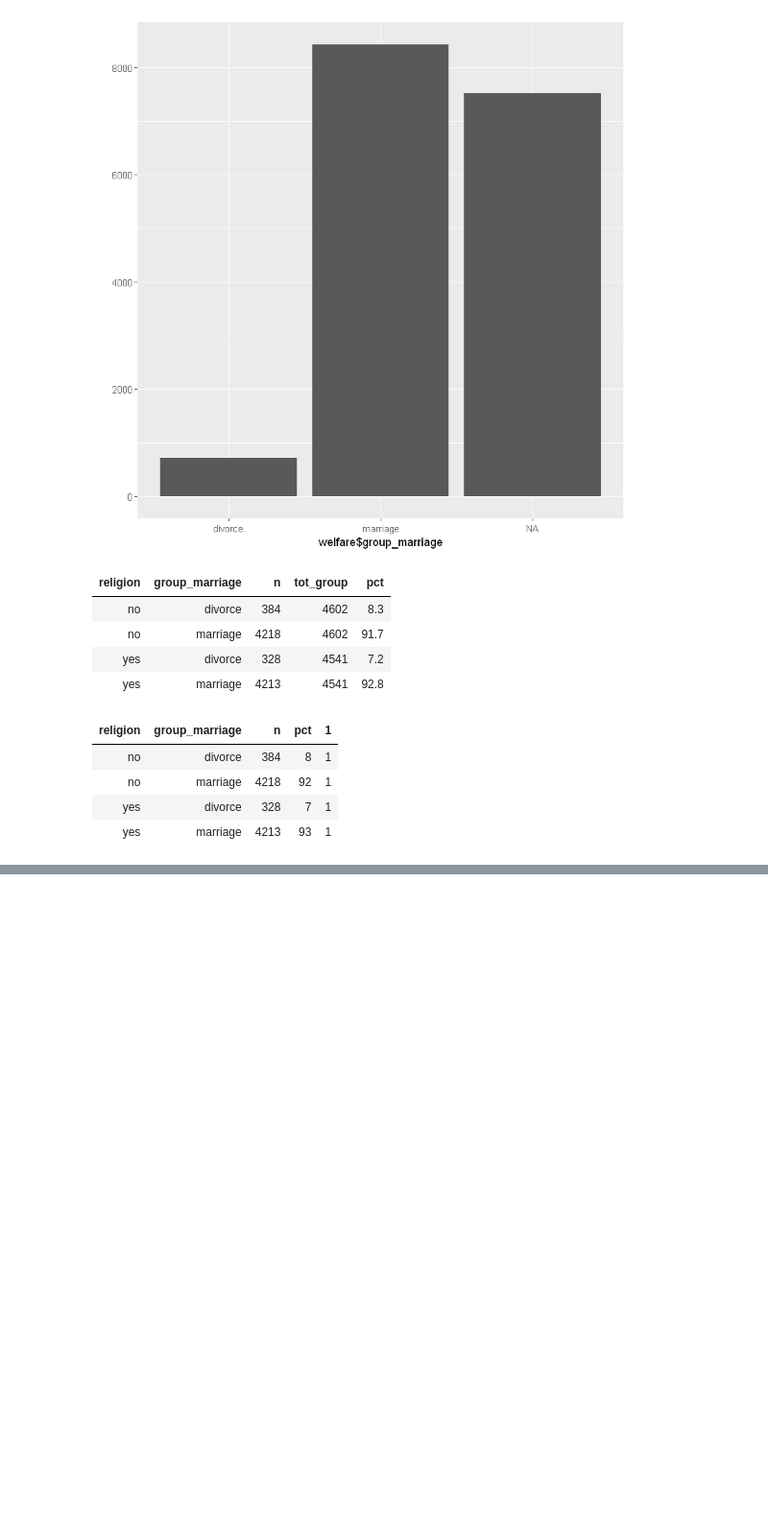
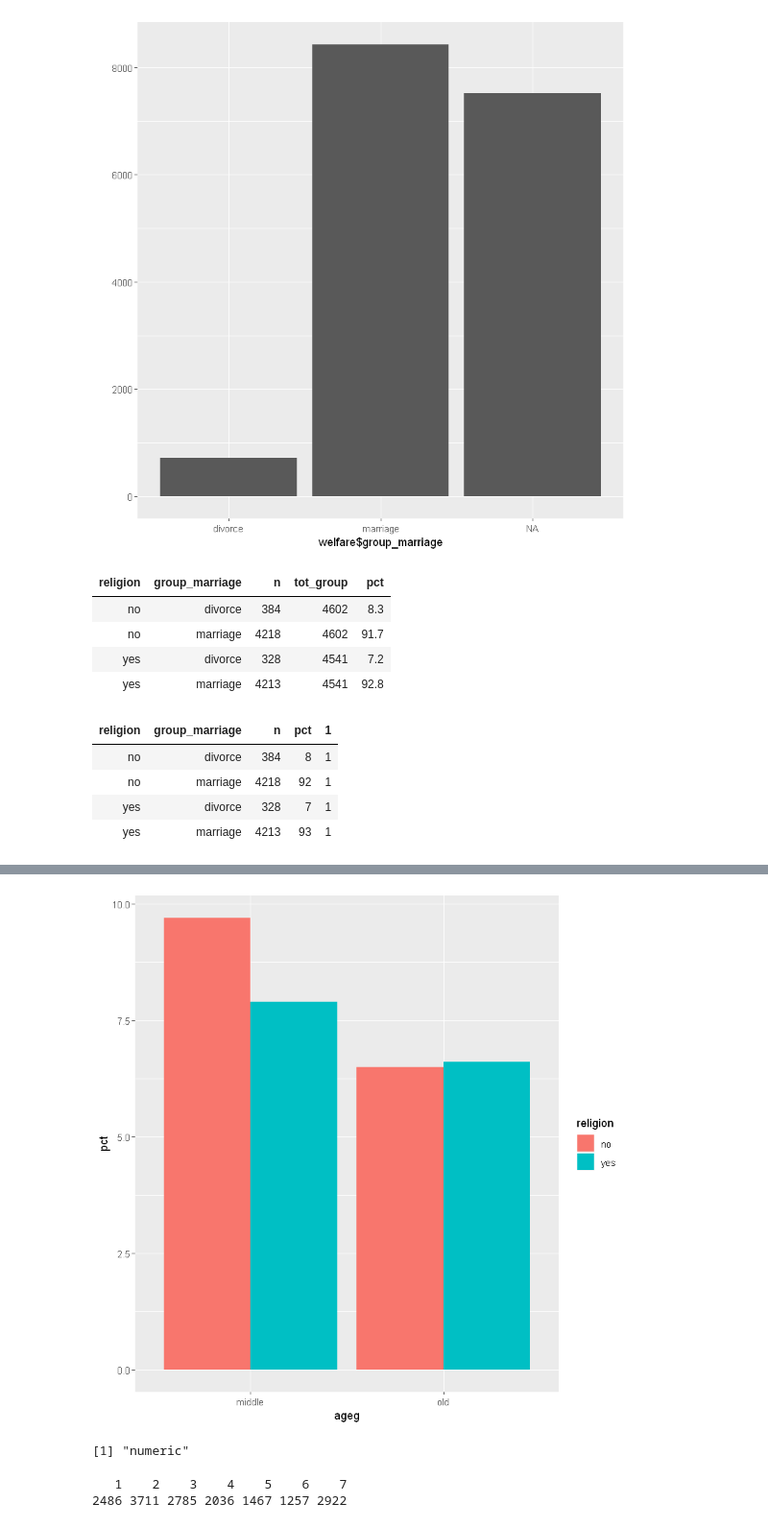
Before and after one commit to chohyunchul/R, a Jupyter notebook: 09. 데이터 분석프로젝트.ipynb, the cells around one changed output, grey strips where cells are left out. Shown: that part at 96% size. Cells and saved outputs as stored; diff of their text form; code cells hidden in the pictures; blank space fills up the shorter version.

```diff
--- a/09. 데이터 분석프로젝트.ipynb
+++ b/09. 데이터 분석프로젝트.ipynb
@@ -586,0 +680,8 @@ religion_marriage
+# %%
+#count() 활용
+ageg_religion_marriage = welfare %>%
+    filter(!is.na(group_marriage) & ageg != "young") %>%
+    count(ageg, religion, group_marriage) %>%
+    group_by(ageg, religion) %>%
+    mutate(pct = round(n/sum(n)*100, 1))
+ageg_religion_marriage
@@ -586,0 +698,6 @@ religion_marriage
+# %%
+# 연령대 및 종교 유무별 이혼율 표 만들기
+df_divorce = ageg_religion_marriage %>%
+    filter(group_marriage == "divorce") %>%
+    select(ageg, religion, pct)
+df_divorce
@@ -586,0 +710,17 @@ religion_marriage
+# %%
+# 4. 연령대 및 종교 유무에 따른 이혼율 그래프 만들기
+ggplot(data = df_divorce, aes(x=ageg, y=pct, fill = religion))+
+    geom_col(position = "dodge")
+# %% [output]
+[figure, added]
+# %%
+# 09-9 지역별 연령대 비율
+# 1. 변수검토하기
+class(welfare$code_region)
+# %% [output]
+[1] "numeric"
+# %%
+table(welfare$code_region)
+# %% [output]
+   1    2    3    4    5    6    7
+2486 3711 2785 2036 1467 1257 2922
```
Also changed, not shown: parts of 26 cells of this notebook, 1 other file.
